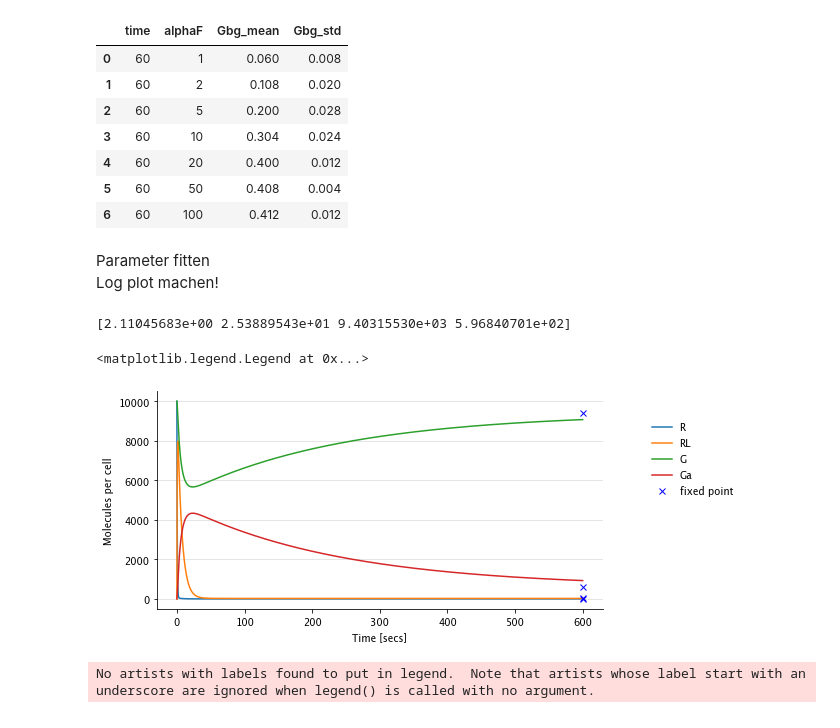
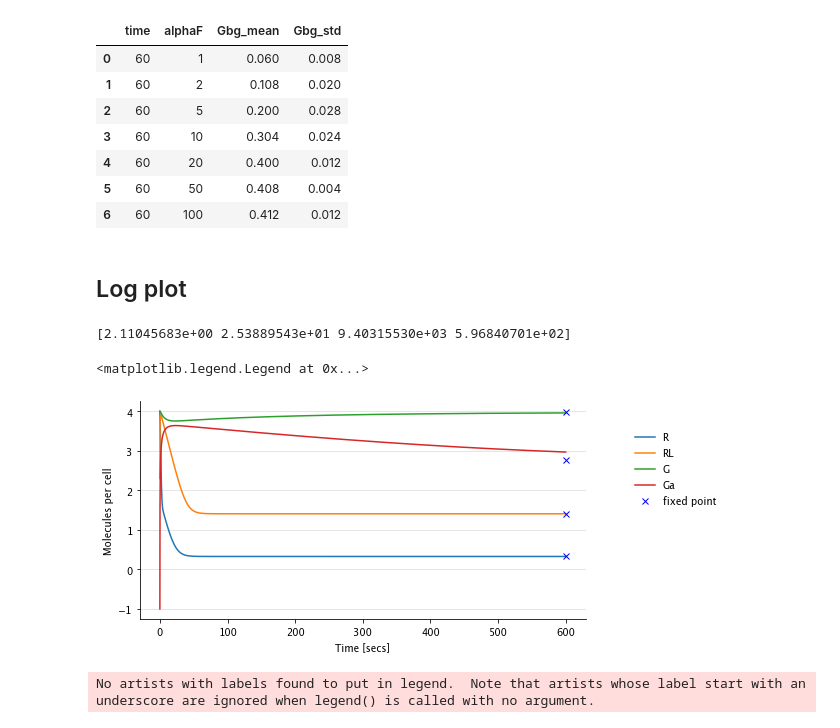
Before and after one commit to Jan-Piotraschke/fachkurs_systembiology, a Jupyter notebook: main.ipynb, the cells around one changed output. Cells and saved outputs as stored; diff of their text form; code cells hidden in the pictures.

Commit message:
implemented the log plot

```diff
--- a/main.ipynb
+++ b/main.ipynb
@@ -128,25 +128,27 @@ dose_response = {}
 
     # data.plot()
 # %% [markdown]
-Parameter fitten
-Log plot machen!
+## Log plot
 # %%
 newFixPoint = fsolve(fixpoints, np.array(S0)*0.1, args=(k_Gd, L_alpha)).round(8)
 print(newFixPoint)
+
 fig, ax = plt.subplots(figsize=(8, 4)) #, ncols=2)
 # Hide the right and top spines
 ax.yaxis.grid(alpha=0.4)
+#plt.yscale('log')
+
 ax.spines['right'].set_visible(False)
 ax.spines['top'].set_visible(False)
-ax.plot(time,solution, label=solution.columns)
-ax.errorbar([time_stop]*4, newFixPoint, fmt='x', color='blue', label='fixed point')  # the wet data
+ax.plot(time,np.log10(solution), label=solution.columns)
+ax.errorbar([time_stop]*4, np.log10(newFixPoint), fmt='x', color='blue', label='fixed point')  # the wet data
 ax.set_xlabel('Time [secs]')
 ax.set_ylabel('Molecules per cell')
 plt.legend(loc=(1.1,0.5), frameon=False)
 # %% [output]
 [2.11045683e+00 2.53889543e+01 9.40315530e+03 5.96840701e+02]
 <matplotlib.legend.Legend at 0x...>
-[figure, old version]
+[figure, new version]
 # %%
 fig, ax = plt.subplots(figsize=(8, 8)) #, ncols=2)
 
```
Also changed, not shown: parts of 5 cells of this notebook.
